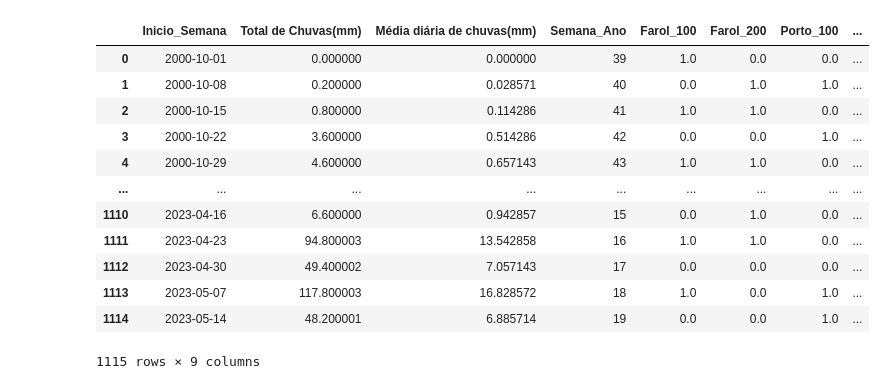
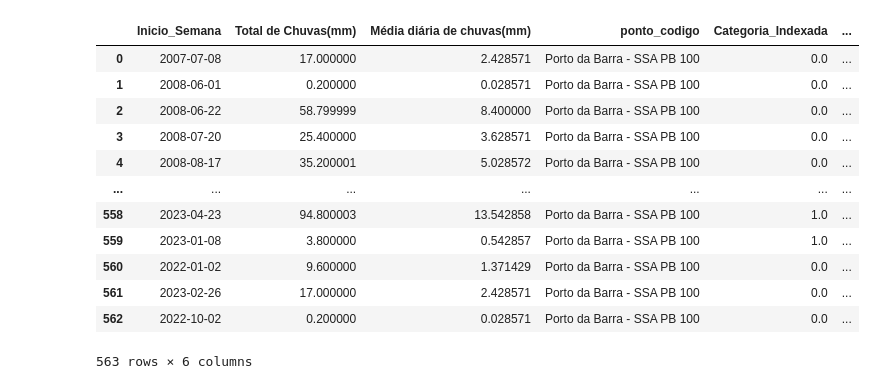
Before and after one commit to Meliande/lab-ia, a Jupyter notebook: Apresentação.ipynb, the cells around one changed output. Saved outputs shown, nothing was run; the diff lists cells and outputs as text; code cells hidden in the pictures.

```diff
--- a/Apresentação.ipynb
+++ b/Apresentação.ipynb
@@ -108,0 +137,8 @@ dfCompleto.toPandas()
+# %%
+dfCompleto = dfCompleto.join(inema,["Ano","Semana_Ano"])
+
+#dfCompleto.filter(dfCompleto.Ano == "2023").show(500, truncate=False)
+
+dfCompleto = dfCompleto.drop("numero_boletim","Ano","Semana_Ano")
+
+dfCompleto.toPandas()
@@ -172,4 +220,8 @@ dfCompleto = StringIndexer(
 # %%
-### Removendo as colunas após transformação ###
+### Removendo a coluna após transformação ###
 
-dfCompleto = dfCompleto.drop('Farol da Barra - SSA FB 100','Farol da Barra - SSA FB 200','Porto da Barra - SSA PB 100','Santa Maria - SSA SM 100')
+dfCompleto = dfCompleto.drop('categoria')
+
+dfCompleto = dfCompleto.filter(dfCompleto.Categoria_Indexada < 2)
+
+dfCompleto.toPandas()
@@ -176,2 +242,7 @@ dfCompleto = dfCompleto.drop('Farol da Barra - SSA FB 100','Farol da Barra - SSA
 # %%
 dfCompleto.toPandas()
+
+Porto100 = dfCompleto.filter(dfCompleto.ponto_codigo == "Porto da Barra - SSA PB 100")
+Farol100 = dfCompleto.filter(dfCompleto.ponto_codigo == "Farol da Barra - SSA FB 100")
+Farol200 = dfCompleto.filter(dfCompleto.ponto_codigo == "Farol da Barra - SSA FB 200")
+SM100 = dfCompleto.filter(dfCompleto.ponto_codigo == "Santa Maria - SSA SM 100")
@@ -194,23 +271,29 @@ informacoes_necessarias = ['Total de Chuvas(mm)','Média diária de chuvas(mm)']
 
 assembler = VectorAssembler(inputCols=informacoes_necessarias, outputCol='informacoes')
 
-dataset = assembler.transform(dfCompleto)
+dfPorto100 = assembler.transform(Porto100)
+
+dfFarol100 = assembler.transform(Farol100)
+
+dfFarol200 = assembler.transform(Farol200)
+
+dfSM100 = assembler.transform(SM100)
 # %%
-dataset.toPandas()
+dfPorto100.toPandas()
 # %% [output]
-|  | Inicio_Semana | Total de Chuvas(mm) | Média diária de chuvas(mm) | Semana_Ano | Farol_100 | Farol_200 | Porto_100 | ... |
-| 0 | 2000-10-01 | 0.000000 | 0.000000 | 39 | 1.0 | 0.0 | 0.0 | ... |
-| 1 | 2000-10-08 | 0.200000 | 0.028571 | 40 | 0.0 | 1.0 | 1.0 | ... |
-| 2 | 2000-10-15 | 0.800000 | 0.114286 | 41 | 1.0 | 1.0 | 0.0 | ... |
-| 3 | 2000-10-22 | 3.600000 | 0.514286 | 42 | 0.0 | 0.0 | 1.0 | ... |
-| 4 | 2000-10-29 | 4.600000 | 0.657143 | 43 | 1.0 | 1.0 | 0.0 | ... |
-| ... | ... | ... | ... | ... | ... | ... | ... | ... |
-| 1110 | 2023-04-16 | 6.600000 | 0.942857 | 15 | 0.0 | 1.0 | 0.0 | ... |
-| 1111 | 2023-04-23 | 94.800003 | 13.542858 | 16 | 1.0 | 1.0 | 0.0 | ... |
-| 1112 | 2023-04-30 | 49.400002 | 7.057143 | 17 | 0.0 | 0.0 | 0.0 | ... |
-| 1113 | 2023-05-07 | 117.800003 | 16.828572 | 18 | 1.0 | 0.0 | 1.0 | ... |
-| 1114 | 2023-05-14 | 48.200001 | 6.885714 | 19 | 0.0 | 0.0 | 1.0 | ... |
+|  | Inicio_Semana | Total de Chuvas(mm) | Média diária de chuvas(mm) | ponto_codigo | Categoria_Indexada | ... |
+| 0 | 2007-07-08 | 17.000000 | 2.428571 | Porto da Barra - SSA PB 100 | 0.0 | ... |
+| 1 | 2008-06-01 | 0.200000 | 0.028571 | Porto da Barra - SSA PB 100 | 0.0 | ... |
+| 2 | 2008-06-22 | 58.799999 | 8.400000 | Porto da Barra - SSA PB 100 | 0.0 | ... |
+| 3 | 2008-07-20 | 25.400000 | 3.628571 | Porto da Barra - SSA PB 100 | 0.0 | ... |
+| 4 | 2008-08-17 | 35.200001 | 5.028572 | Porto da Barra - SSA PB 100 | 0.0 | ... |
+| ... | ... | ... | ... | ... | ... | ... |
+| 558 | 2023-04-23 | 94.800003 | 13.542858 | Porto da Barra - SSA PB 100 | 1.0 | ... |
+| 559 | 2023-01-08 | 3.800000 | 0.542857 | Porto da Barra - SSA PB 100 | 1.0 | ... |
+| 560 | 2022-01-02 | 9.600000 | 1.371429 | Porto da Barra - SSA PB 100 | 0.0 | ... |
+| 561 | 2023-02-26 | 17.000000 | 2.428571 | Porto da Barra - SSA PB 100 | 0.0 | ... |
+| 562 | 2022-10-02 | 0.200000 | 0.028571 | Porto da Barra - SSA PB 100 | 0.0 | ... |
-1115 rows × 9 columns
+563 rows × 6 columns
 # %%
 ### Dividindo o dataser em treino (80%) e teste (20%) ###
 
```
Also changed, not shown: parts of 23 cells of this notebook, 33 other files.
